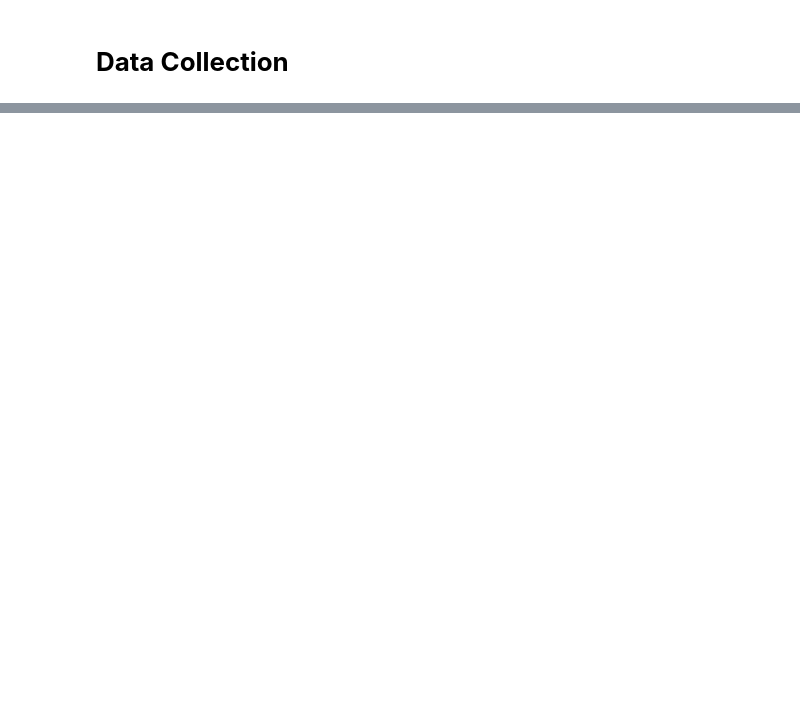
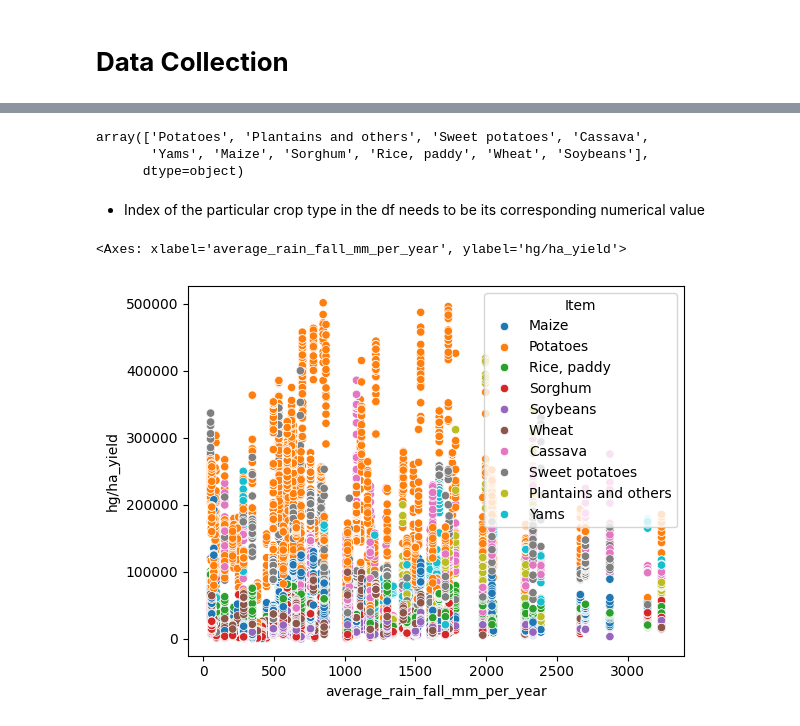
Before and after one commit to Team-ALPHABETxD/hackNITR, a Jupyter notebook: app/yeild_prediction/notebook.ipynb, the cells around one changed output, grey strips where cells are left out. Drawn from its saved outputs; the diff is of its cells as text; code cells hidden in the pictures; blank space fills up the shorter version.

Commit message:
yeild prediction notebook added

```diff
--- a/app/yeild_prediction/notebook.ipynb
+++ b/app/yeild_prediction/notebook.ipynb
@@ -19,0 +156,15 @@ ValueError: Error reading file: 'utf-8' codec can't decode byte 0x99 in position
+# %%
+sorted_crop_names = crop_highest_yeild_df['Crop'].values
+sorted_crop_names
+# %% [output]
+array(['Potatoes', 'Plantains and others', 'Sweet potatoes', 'Cassava',
+       'Yams', 'Maize', 'Sorghum', 'Rice, paddy', 'Wheat', 'Soybeans'],
+      dtype=object)
+# %% [markdown]
+- Index of the particular crop type in the df needs to be its corresponding numerical value
+# %%
+# Linearity find between Y and X[average_rain_fall_mm_per_year]
+sns.scatterplot(x=X['average_rain_fall_mm_per_year'], y=Y, hue=X['Item'])
+# %% [output]
+<Axes: xlabel='average_rain_fall_mm_per_year', ylabel='hg/ha_yield'>
+[figure, added]
```
Also changed, not shown: parts of 68 cells of this notebook.
